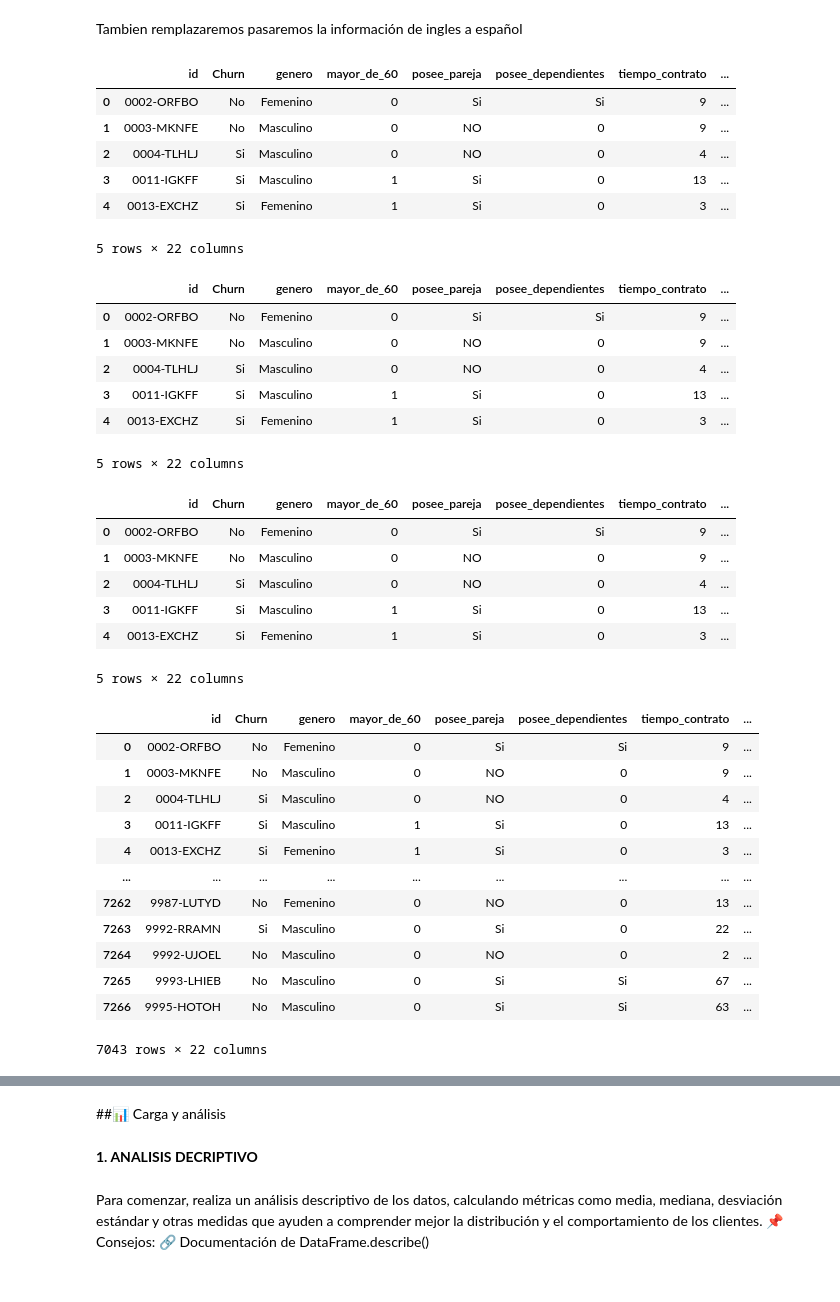
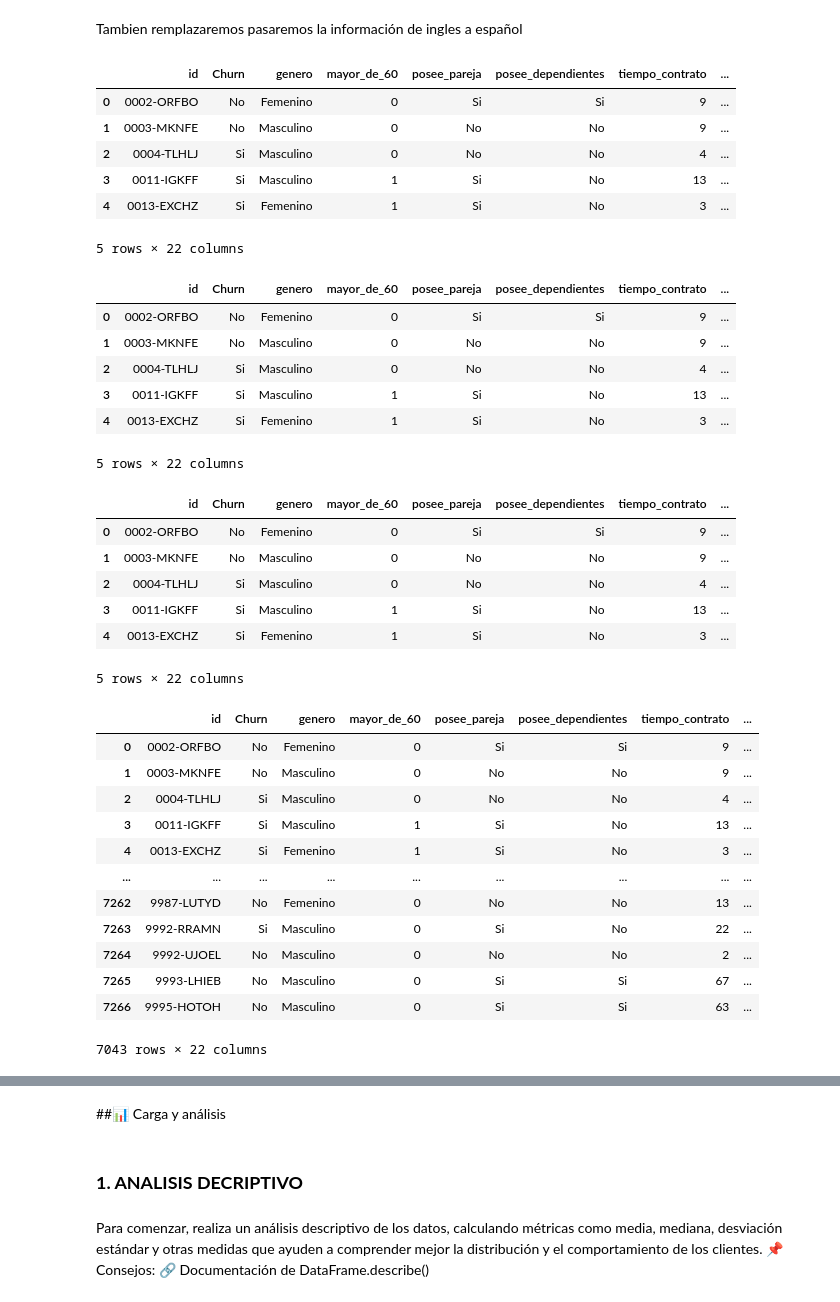
Before and after one commit to rocioivonneperezgonzalez-ship-it/Challenge_TlecomX_Alura_LATAM, a Jupyter notebook: TelecomX_LATAM.ipynb, the cells around one changed output, grey strips where cells are left out. Drawn from its saved outputs; the diff is of its cells as text; code cells hidden in the pictures.

```diff
--- a/TelecomX_LATAM.ipynb
+++ b/TelecomX_LATAM.ipynb
@@ -347,7 +347,7 @@ col = {                                                        # Diccionario con
     'account.Contract': 'tipo_contrato',
     'account.PaperlessBilling': 'factura_digital',
     'account.PaymentMethod': 'metodo_pago',
-    'account.Charges.Monthly': 'valor_mensal',
+    'account.Charges.Monthly': 'valor_mensual',
     'account.Charges.Total': 'total_cobrado'
 }
 df = df.rename(columns= col)
@@ -371,20 +371,20 @@ Tambien remplazaremos pasaremos la información de ingles a español
 # %%
 df['Churn'] = df['Churn'].replace({'No': 'No', 'Yes': 'Si'})
 df['genero'] = df['genero'].replace({'Female': 'Femenino', 'Male': 'Masculino'})
-df['posee_pareja'] = df['posee_pareja'].replace({'Yes': 'Si', 'No': 'NO'})
-df['posee_dependientes'] = df['posee_dependientes'].replace({'Yes': 'Si', 'No': '0'})
+df['posee_pareja'] = df['posee_pareja'].replace({'Yes': 'Si', 'No': 'No'})
+df['posee_dependientes'] = df['posee_dependientes'].replace({'Yes': 'Si', 'No': 'No'})
 df['servicio_telefono'] = df['servicio_telefono'].replace({'Yes': 'Si', 'No': 'No'})
 df['multiples_lineas'] = df['multiples_lineas'].replace({'No': 'No', 'Yes': 'Si', 'No phone service': 'Sin servicio de teléfono'})
 df['tipo_internet'] = df['tipo_internet'].replace({'No': 'No'})
 df['tipo_contrato'] = df['tipo_contrato'].replace({'One year': 'Anual', 'Month-to-month': 'Mensual', 'Two year': 'Bienal'})
 df.head()
 # %% [output]
 |  | id | Churn | genero | mayor_de_60 | posee_pareja | posee_dependientes | tiempo_contrato | ... |
 | 0 | 0002-ORFBO | No | Femenino | 0 | Si | Si | 9 | ... |
-| 1 | 0003-MKNFE | No | Masculino | 0 | NO | 0 | 9 | ... |
-| 2 | 0004-TLHLJ | Si | Masculino | 0 | NO | 0 | 4 | ... |
-| 3 | 0011-IGKFF | Si | Masculino | 1 | Si | 0 | 13 | ... |
-| 4 | 0013-EXCHZ | Si | Femenino | 1 | Si | 0 | 3 | ... |
+| 1 | 0003-MKNFE | No | Masculino | 0 | No | No | 9 | ... |
+| 2 | 0004-TLHLJ | Si | Masculino | 0 | No | No | 4 | ... |
+| 3 | 0011-IGKFF | Si | Masculino | 1 | Si | No | 13 | ... |
+| 4 | 0013-EXCHZ | Si | Femenino | 1 | Si | No | 3 | ... |
 5 rows × 22 columns
 # %%
 columnas_a_traducir = ['seguridad_online', 'backup_online', 'proteccion_dispositivo', 'soporte_tecnico', 'streaming_tv', 'streaming_peliculas']
@@ -397,10 +397,10 @@ df.head()
 # %% [output]
 |  | id | Churn | genero | mayor_de_60 | posee_pareja | posee_dependientes | tiempo_contrato | ... |
 | 0 | 0002-ORFBO | No | Femenino | 0 | Si | Si | 9 | ... |
-| 1 | 0003-MKNFE | No | Masculino | 0 | NO | 0 | 9 | ... |
-| 2 | 0004-TLHLJ | Si | Masculino | 0 | NO | 0 | 4 | ... |
-| 3 | 0011-IGKFF | Si | Masculino | 1 | Si | 0 | 13 | ... |
-| 4 | 0013-EXCHZ | Si | Femenino | 1 | Si | 0 | 3 | ... |
+| 1 | 0003-MKNFE | No | Masculino | 0 | No | No | 9 | ... |
+| 2 | 0004-TLHLJ | Si | Masculino | 0 | No | No | 4 | ... |
+| 3 | 0011-IGKFF | Si | Masculino | 1 | Si | No | 13 | ... |
+| 4 | 0013-EXCHZ | Si | Femenino | 1 | Si | No | 3 | ... |
 5 rows × 22 columns
 # %%
 df['metodo_pago'] = df['metodo_pago'].replace({
@@ -413,24 +413,24 @@ df.head()
 # %% [output]
 |  | id | Churn | genero | mayor_de_60 | posee_pareja | posee_dependientes | tiempo_contrato | ... |
 | 0 | 0002-ORFBO | No | Femenino | 0 | Si | Si | 9 | ... |
-| 1 | 0003-MKNFE | No | Masculino | 0 | NO | 0 | 9 | ... |
-| 2 | 0004-TLHLJ | Si | Masculino | 0 | NO | 0 | 4 | ... |
-| 3 | 0011-IGKFF | Si | Masculino | 1 | Si | 0 | 13 | ... |
-| 4 | 0013-EXCHZ | Si | Femenino | 1 | Si | 0 | 3 | ... |
+| 1 | 0003-MKNFE | No | Masculino | 0 | No | No | 9 | ... |
+| 2 | 0004-TLHLJ | Si | Masculino | 0 | No | No | 4 | ... |
+| 3 | 0011-IGKFF | Si | Masculino | 1 | Si | No | 13 | ... |
+| 4 | 0013-EXCHZ | Si | Femenino | 1 | Si | No | 3 | ... |
 5 rows × 22 columns
 # %%
 df
 # %% [output]
 |  | id | Churn | genero | mayor_de_60 | posee_pareja | posee_dependientes | tiempo_contrato | ... |
 | 0 | 0002-ORFBO | No | Femenino | 0 | Si | Si | 9 | ... |
-| 1 | 0003-MKNFE | No | Masculino | 0 | NO | 0 | 9 | ... |
-| 2 | 0004-TLHLJ | Si | Masculino | 0 | NO | 0 | 4 | ... |
-| 3 | 0011-IGKFF | Si | Masculino | 1 | Si | 0 | 13 | ... |
-| 4 | 0013-EXCHZ | Si | Femenino | 1 | Si | 0 | 3 | ... |
+| 1 | 0003-MKNFE | No | Masculino | 0 | No | No | 9 | ... |
+| 2 | 0004-TLHLJ | Si | Masculino | 0 | No | No | 4 | ... |
+| 3 | 0011-IGKFF | Si | Masculino | 1 | Si | No | 13 | ... |
+| 4 | 0013-EXCHZ | Si | Femenino | 1 | Si | No | 3 | ... |
 | ... | ... | ... | ... | ... | ... | ... | ... | ... |
-| 7262 | 9987-LUTYD | No | Femenino | 0 | NO | 0 | 13 | ... |
-| 7263 | 9992-RRAMN | Si | Masculino | 0 | Si | 0 | 22 | ... |
-| 7264 | 9992-UJOEL | No | Masculino | 0 | NO | 0 | 2 | ... |
+| 7262 | 9987-LUTYD | No | Femenino | 0 | No | No | 13 | ... |
+| 7263 | 9992-RRAMN | Si | Masculino | 0 | Si | No | 22 | ... |
+| 7264 | 9992-UJOEL | No | Masculino | 0 | No | No | 2 | ... |
 | 7265 | 9993-LHIEB | No | Masculino | 0 | Si | Si | 67 | ... |
 | 7266 | 9995-HOTOH | No | Masculino | 0 | Si | Si | 63 | ... |
 7043 rows × 22 columns
@@ -457,7 +457,7 @@ memory usage: 1.2+ MB
 # %% [markdown]
 ##📊 Carga y análisis
 # %% [markdown]
-**1. ANALISIS DECRIPTIVO**
+### **1. ANALISIS DECRIPTIVO**
 # %% [markdown]
 Para comenzar, realiza un análisis descriptivo de los datos, calculando métricas como media, mediana, desviación estándar y otras medidas que ayuden a comprender mejor la distribución y el comportamiento de los clientes. 📌 Consejos: 🔗 Documentación de DataFrame.describe()
 # %%
```
Also changed, not shown: parts of 35 cells of this notebook.
